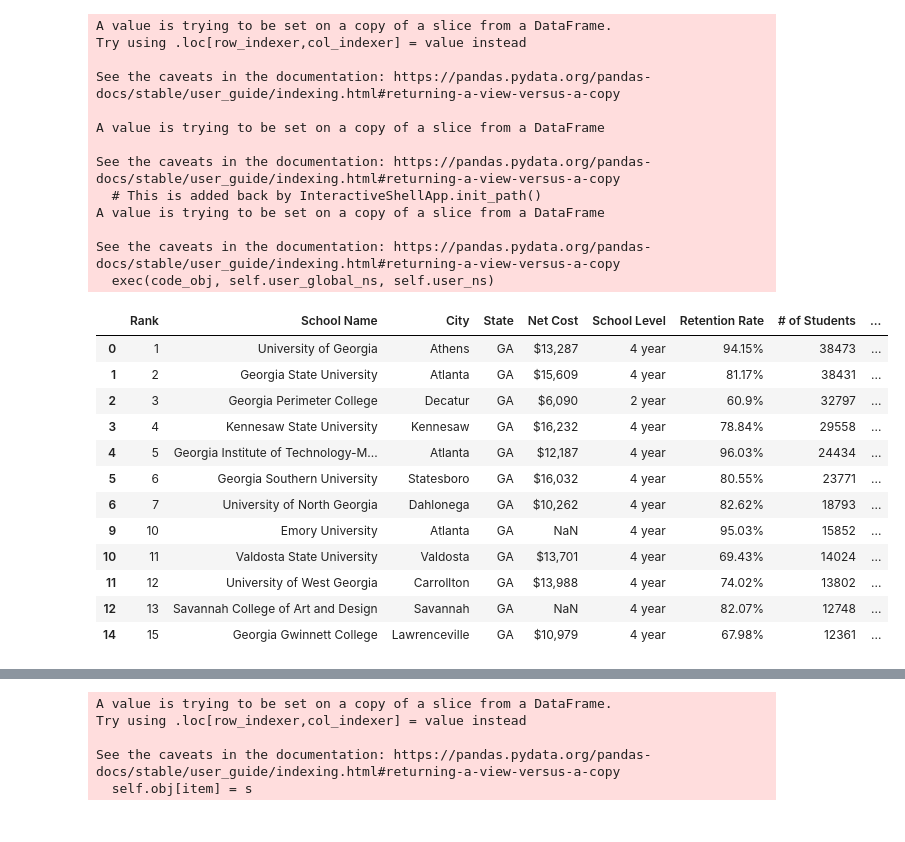
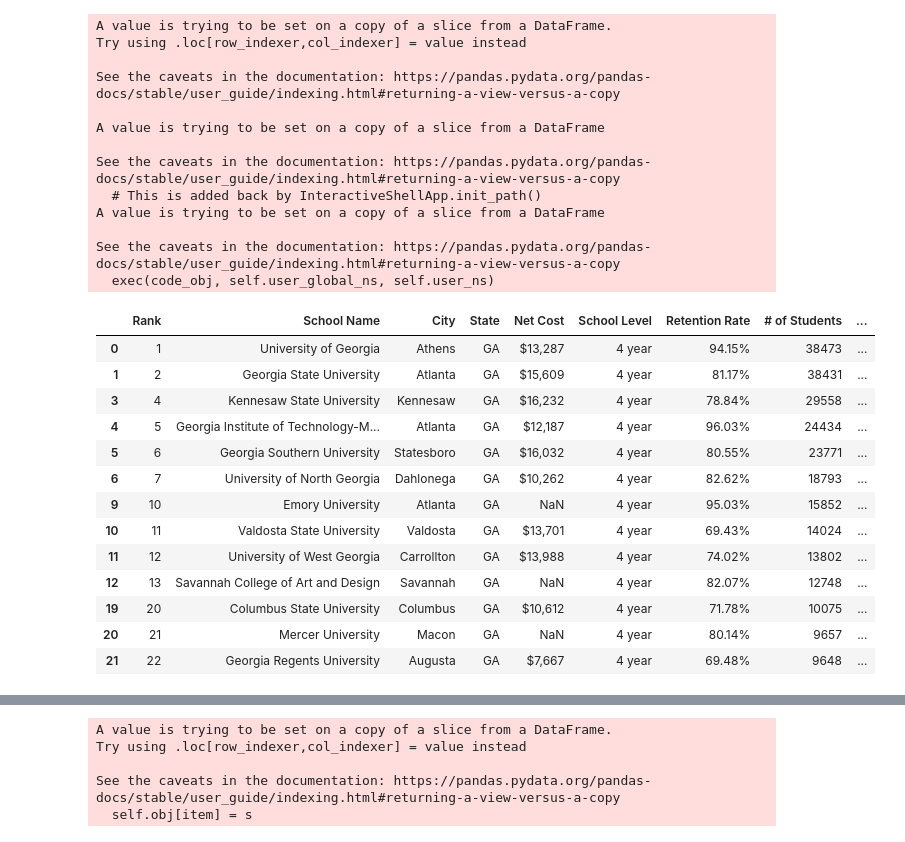
Before and after one commit to mariajdong/georgia-breweries, a Jupyter notebook: main_notebook.ipynb, the cells around one changed output, grey strips where cells are left out. Drawn from its saved outputs; the diff is of its cells as text; code cells hidden in the pictures.

```diff
--- a/main_notebook.ipynb
+++ b/main_notebook.ipynb
@@ -141,9 +141,9 @@ plt.savefig ('output/stacked_bar_chart.png')
 # %%
-#web scrape largest colleges in georgia w/ pandas, isolate top 15 schools
+#web scrape largest colleges in georgia w/ pandas, isolate top 25 schools
 college_url = 'https://collegestats.org/colleges/georgia/largest/'
 
 college_tables = pd.read_html(college_url)
-college_df = college_tables[0][:15]
+college_df = college_tables[0][:25]
 
 college_df
 # %% [output]
@@ -166,35 +167,34 @@ college_df
 # %%
-#remove programs w/ < 60% retention
+#remove programs w/ < 70% retention
 college_df['RR'] = ''
 
 for x in range(len(college_df['Retention Rate'])):
     stripped = college_df['Retention Rate'][x].strip('%')
     number = float(stripped)
 
-    if number < 60:
+    if number < 69:
         college_df = college_df.drop([x])
     else:
         college_df['RR'][x] = number
 
 college_df
 # %% [output]
 A value is trying to be set on a copy of a slice from a DataFrame.
 Try using .loc[row_indexer,col_indexer] = value instead
 
 See the caveats in the documentation: https://pandas.pydata.org/pandas-docs/stable/user_guide/indexing.html#returning-a-view-versus-a-copy
 
 A value is trying to be set on a copy of a slice from a DataFrame
 
 See the caveats in the documentation: https://pandas.pydata.org/pandas-docs/stable/user_guide/indexing.html#returning-a-view-versus-a-copy
   # This is added back by InteractiveShellApp.init_path()
 A value is trying to be set on a copy of a slice from a DataFrame
 
 See the caveats in the documentation: https://pandas.pydata.org/pandas-docs/stable/user_guide/indexing.html#returning-a-view-versus-a-copy
   exec(code_obj, self.user_global_ns, self.user_ns)
 |  | Rank | School Name | City | State | Net Cost | School Level | Retention Rate | # of Students | ... |
 | 0 | 1 | University of Georgia | Athens | GA | $13,287 | 4 year | 94.15% | 38473 | ... |
 | 1 | 2 | Georgia State University | Atlanta | GA | $15,609 | 4 year | 81.17% | 38431 | ... |
-| 2 | 3 | Georgia Perimeter College | Decatur | GA | $6,090 | 2 year | 60.9% | 32797 | ... |
 | 3 | 4 | Kennesaw State University | Kennesaw | GA | $16,232 | 4 year | 78.84% | 29558 | ... |
 | 4 | 5 | Georgia Institute of Technology-M... | Atlanta | GA | $12,187 | 4 year | 96.03% | 24434 | ... |
 | 5 | 6 | Georgia Southern University | Statesboro | GA | $16,032 | 4 year | 80.55% | 23771 | ... |
@@ -203,7 +203,9 @@ See the caveats in the documentation: https://pandas.pydata.org/pandas-docs/stab
 | 10 | 11 | Valdosta State University | Valdosta | GA | $13,701 | 4 year | 69.43% | 14024 | ... |
 | 11 | 12 | University of West Georgia | Carrollton | GA | $13,988 | 4 year | 74.02% | 13802 | ... |
 | 12 | 13 | Savannah College of Art and Design | Savannah | GA | NaN | 4 year | 82.07% | 12748 | ... |
-| 14 | 15 | Georgia Gwinnett College | Lawrenceville | GA | $10,979 | 4 year | 67.98% | 12361 | ... |
+| 19 | 20 | Columbus State University | Columbus | GA | $10,612 | 4 year | 71.78% | 10075 | ... |
+| 20 | 21 | Mercer University | Macon | GA | NaN | 4 year | 80.14% | 9657 | ... |
+| 21 | 22 | Georgia Regents University | Augusta | GA | $7,667 | 4 year | 69.48% | 9648 | ... |
 # %%
 clean_college_df = college_df[['School Name', 'City']]
 
```
Also changed, not shown: parts of 9 cells of this notebook, 7 other files.
